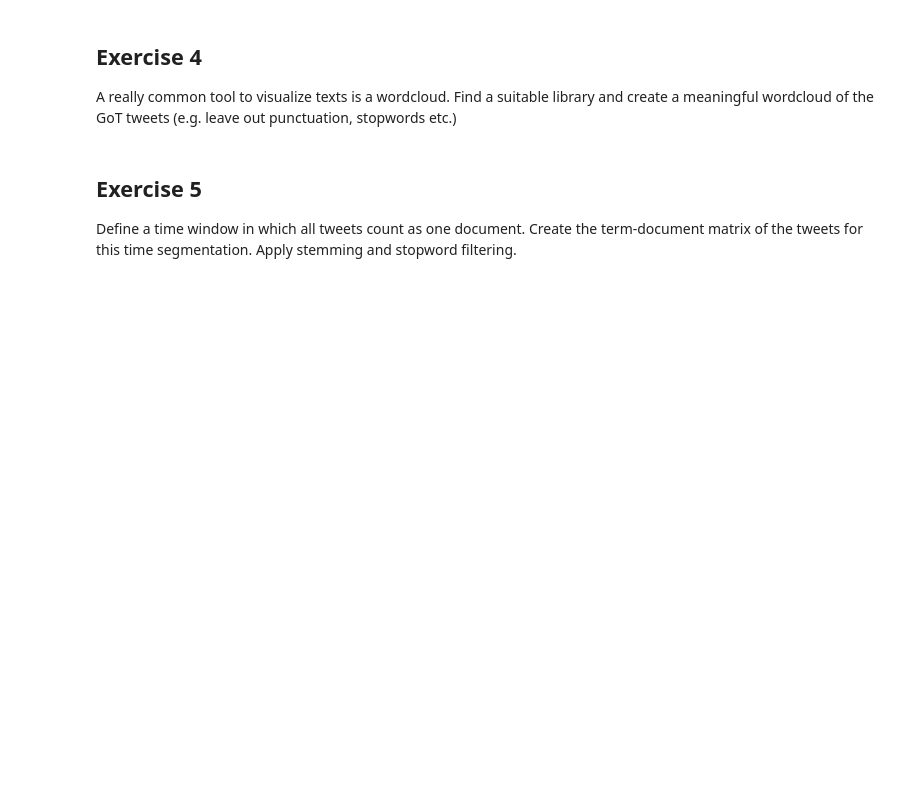
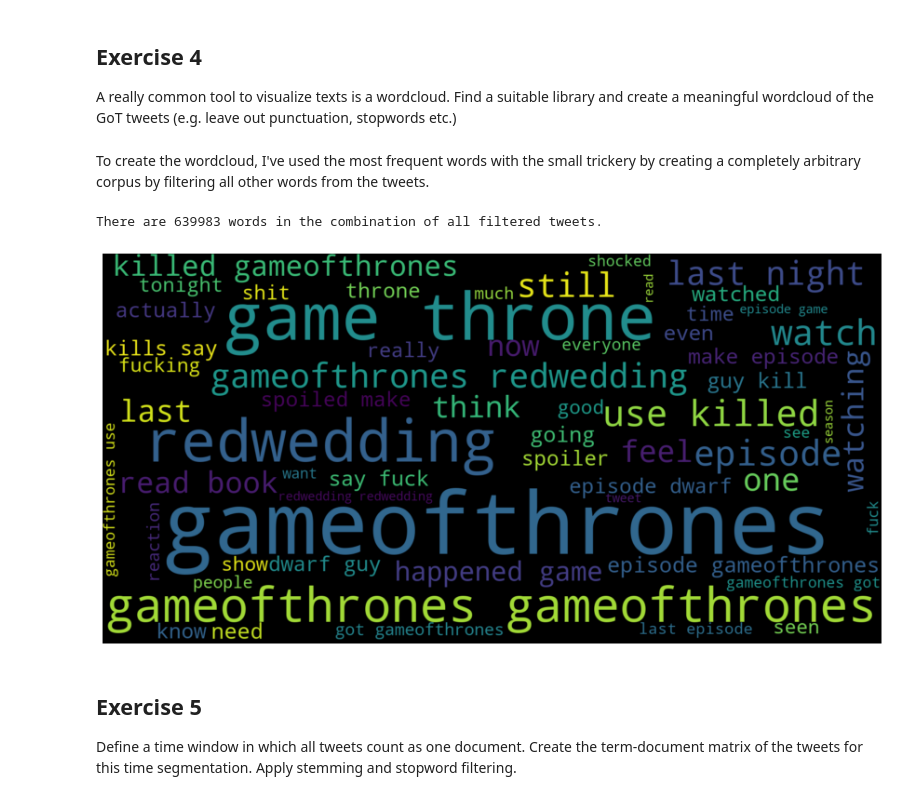
Before and after one commit to masterdesky/ELTE-data-exploration-2020, a Jupyter notebook: Lecture 10/worksheet_nlp.ipynb, the cells around one changed output. Saved outputs shown, nothing was run; the diff lists cells and outputs as text; code cells hidden in the pictures; blank space fills up the shorter version.

```diff
--- a/Lecture 10/worksheet_nlp.ipynb
+++ b/Lecture 10/worksheet_nlp.ipynb
@@ -32,3 +268,34 @@ A really common tool to visualize texts is a wordcloud. Find a suitable library
+# %%
+stopwords = set(wordcloud.STOPWORDS)
+# %% [markdown]
+To create the wordcloud, I've used the most frequent words with the small trickery by creating a completely arbitrary corpus by filtering all other words from the tweets.
+# %%
+# Collect the N most common words from the text
+n = 2000
+
+text_WordCloud = ''
+for tw in text_flt:
+    text_WordCloud += ' '.join((w for w in tw.split() if(w in word_counts_df['words'][:n].values)
+                                                         and
+                                                         w not in stopwords)) + ' '
+
+print ("There are {} words in the combination of all filtered tweets.".format(len(text_WordCloud)))
+# %% [output]
+There are 639983 words in the combination of all filtered tweets.
+# %%
+# Generate a word cloud image
+got_WordCloud = wordcloud.WordCloud(width=1800, height=900,
+                                    max_words=60, background_color='black').generate_from_text(text_WordCloud)
+# %%
+fig, axes = plt.subplots(figsize=(15,15))
+axes.set_aspect('equal')
+axes.axis('off')
+
+axes.imshow(got_WordCloud, interpolation='bilinear')
+
+plt.show()
+# %% [output]
+[figure, added]
 # %% [markdown]
 ## Exercise 5
 
```
Also changed, not shown: parts of 29 cells of this notebook, 40 other files.
